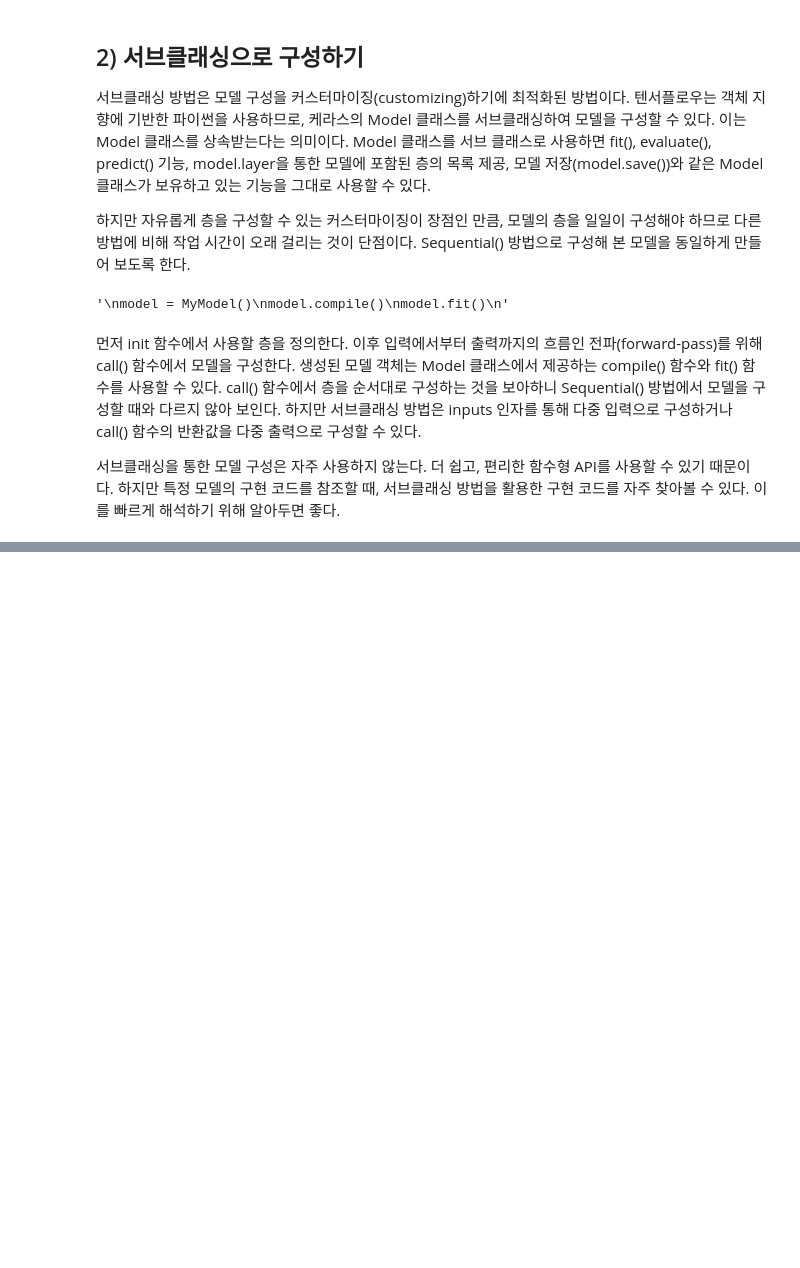
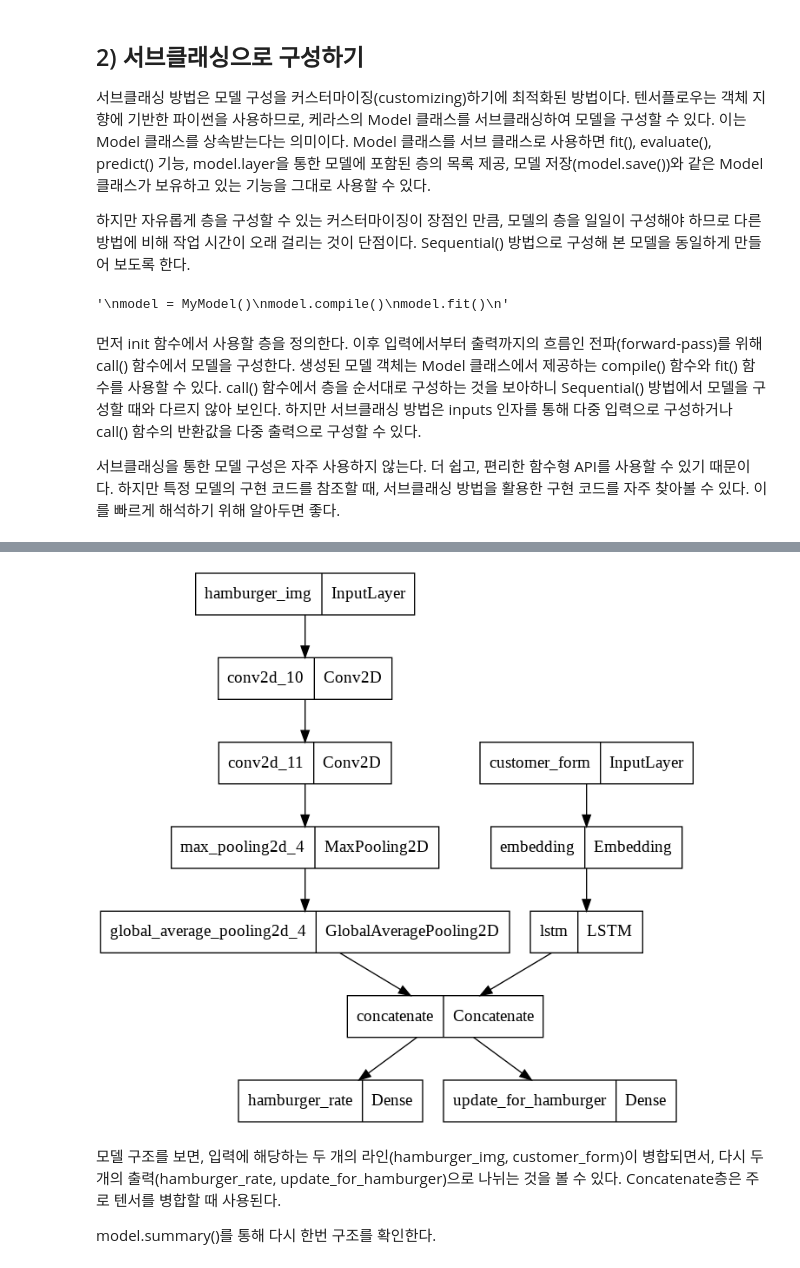
Before and after one commit to spacemaninSeoul/justpractice, a Jupyter notebook: composition_methods_of_keras.ipynb, the cells around one changed output, grey strips where cells are left out. Drawn from its saved outputs; the diff is of its cells as text; code cells hidden in the pictures; blank space fills up the shorter version.

```diff
--- a/composition_methods_of_keras.ipynb
+++ b/composition_methods_of_keras.ipynb
@@ -107,0 +254,29 @@ model.fit()
+# %%
+# 다중 입출력 모델 구성하기
+from tensorflow.keras.models import Model
+from tensorflow.keras.layers import Input, Conv2D, MaxPooling2D, GlobalAveragePooling2D, Embedding, LSTM, Dense, Concatenate
+# 각 입력에 대한 형태를 명시한다.
+img_input = Input(shape = (28, 28,1), name = 'hamburger_img')
+form_input = Input(shape = (None, ), name='customer_form')
+
+# 햄버거 이미지 입력
+x_1 = Conv2D(32, (3, 3), activation ='relu')(img_input)
+x_1 = Conv2D(32, (3, 3), activation ='relu')(x_1)
+x_1 = MaxPooling2D(strides = 2)(x_1)
+x_1 = GlobalAveragePooling2D()(x_1)
+
+# 햄버거에 대한 평가 입력
+x_2 = Embedding(10000, 64)(form_input)
+x_2 = LSTM(128)(x_2)
+
+# 출력을 만들기 위해 모든 입력을 하나의 텐서로 합친다.
+x = Concatenate()([x_1, x_2])
+
+# 햄버거 평점에 대한 출력값
+rate_pred = Dense(1, name = 'hamburger_rate')(x)
+
+# 보완될 50가지 재료에 대한 출력값
+update_pred = Dense(50, activation = 'softmax', name = 'update_for_hamburger')(x)
+
+# 모델을 생성한다.
+model = Model(inputs = [img_input, form_input], outputs = [rate_pred, update_pred])
@@ -107,0 +289,10 @@ model.fit()
+# %%
+# 모델 구조 그려보기
+from tensorflow.keras.utils import plot_model
+plot_model(model)
+# %% [output]
+[figure, added]
+# %% [markdown]
+모델 구조를 보면, 입력에 해당하는 두 개의 라인(hamburger_img, customer_form)이 병합되면서, 다시 두 개의 출력(hamburger_rate, update_for_hamburger)으로 나뉘는 것을 볼 수 있다. Concatenate층은 주로 텐서를 병합할 때 사용된다.
+
+model.summary()를 통해 다시 한번 구조를 확인한다.
```
Also changed, not shown: parts of 27 cells of this notebook.
